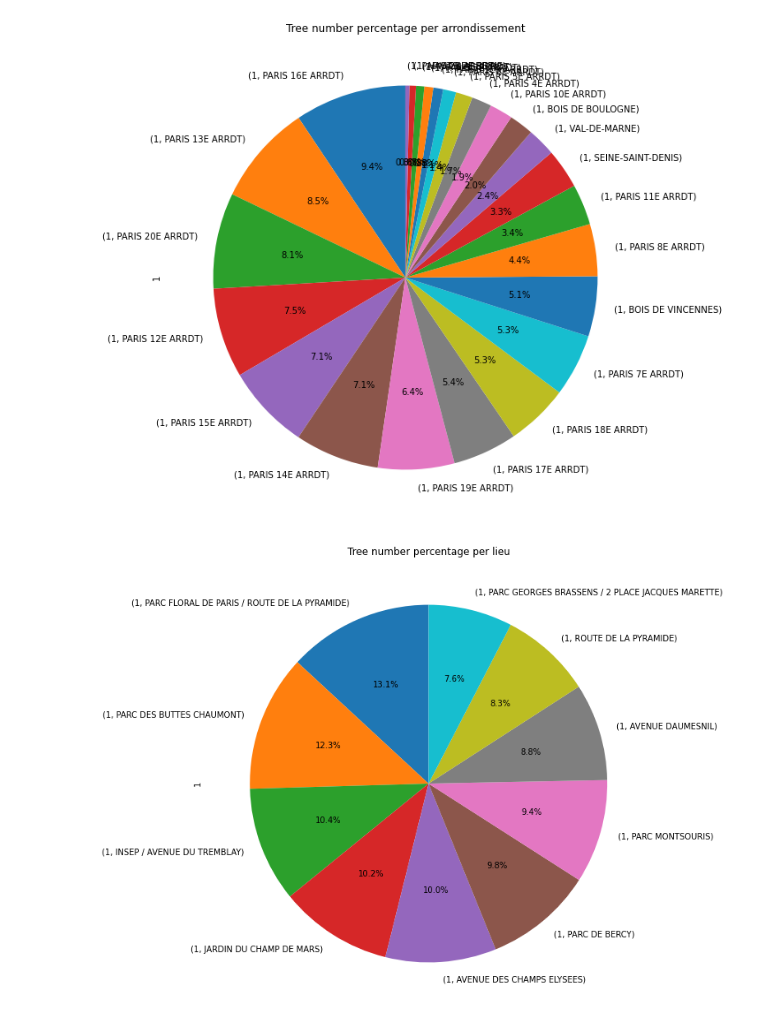
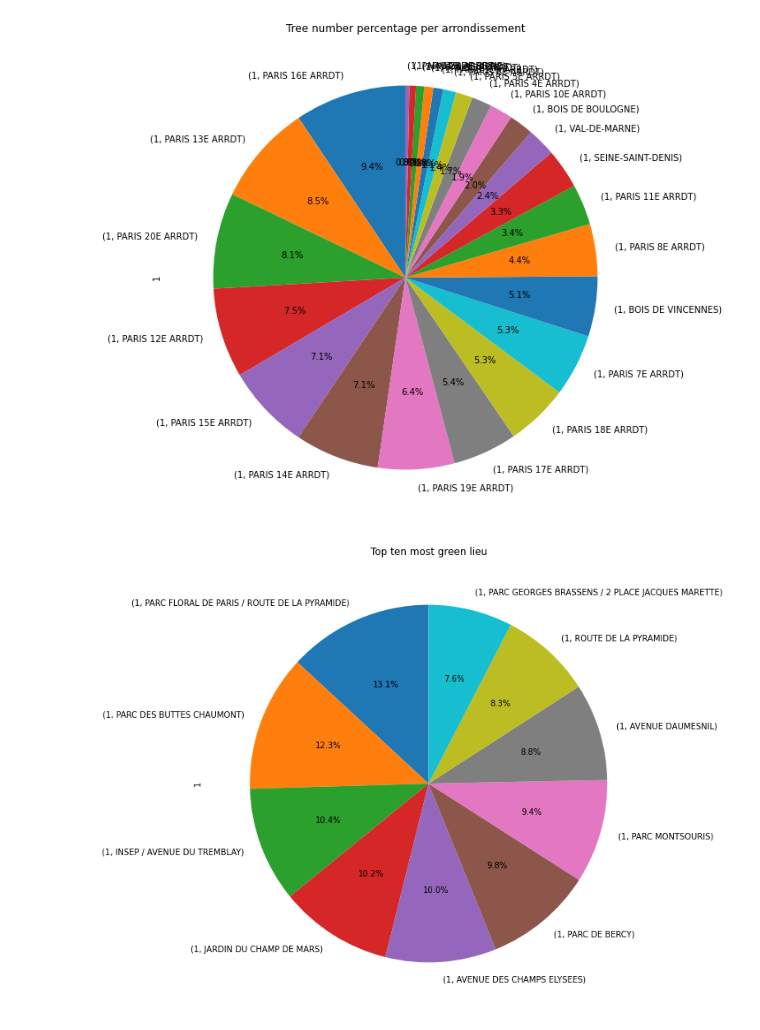
Before and after one commit to lynda-trad/Paris-Trees, a Jupyter notebook: Trees-of-Paris.ipynb, the cells around one changed output. Drawn from its saved outputs; the diff is of its cells as text; code cells hidden in the pictures.

```diff
--- a/Trees-of-Paris.ipynb
+++ b/Trees-of-Paris.ipynb
@@ -113,10 +113,10 @@ plt.show()
 # %%
 # Tree number percentage per 'lieu'
 lieu_group = data.assign(dummy=1).groupby(['dummy', 'lieu']).size().\
-    groupby(level=0).apply(lambda x: 100 * x / x.sum()).sort_values(ascending=False).head(10)
-lieu_group.plot(kind='pie', subplots=True, startangle=90, figsize=(15, 10), autopct='%1.1f%%')
-plt.title('Tree number percentage per lieu')
+    groupby(level=0).apply(lambda x: 100 * x / x.sum()).sort_values(ascending=False)
+lieu_group.head(10).plot(kind='pie', subplots=True, startangle=90, figsize=(15, 10), autopct='%1.1f%%')
+plt.title('Top ten most green lieu')
 plt.savefig("./resources/top_ten_lieu.png")
 plt.show()
 # %% [output]
-[figure, old version]
+[figure, new version]
```
Also changed, not shown: parts of 2 cells of this notebook, 4 other files.
